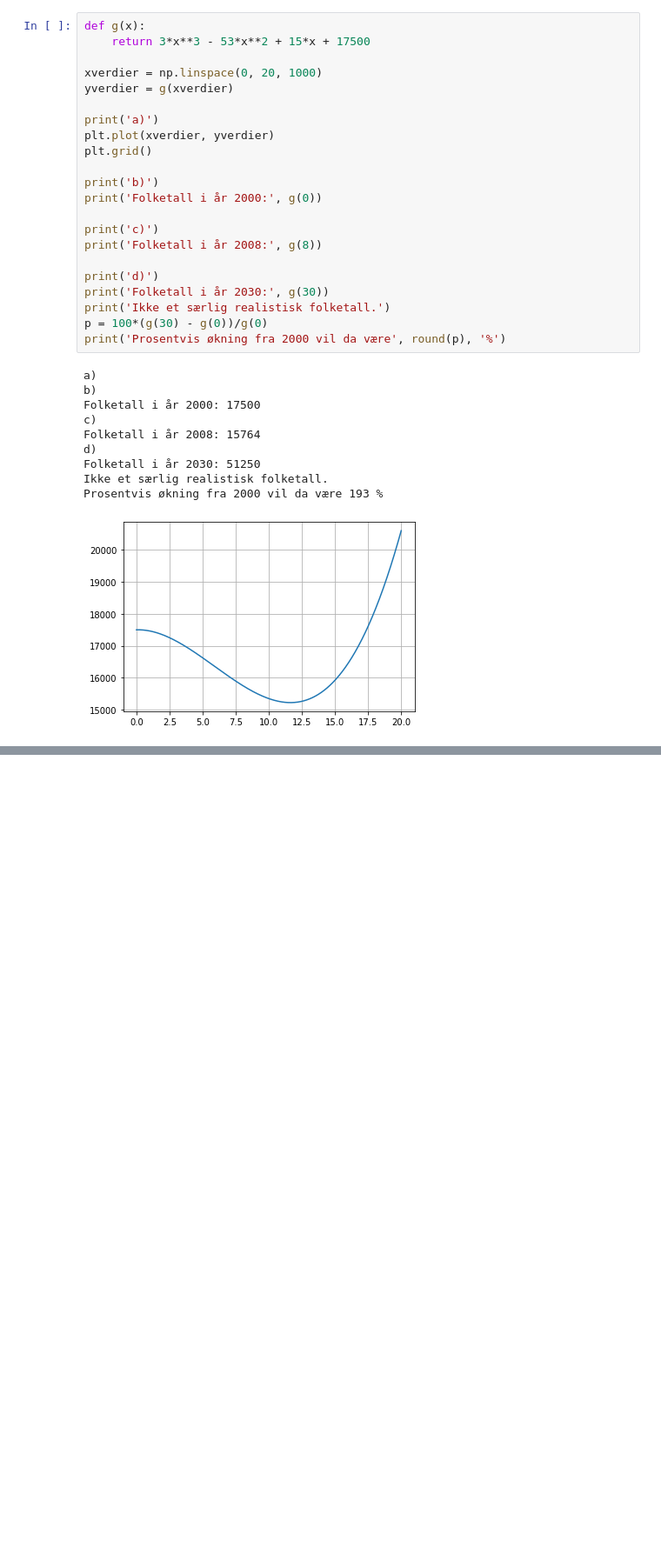
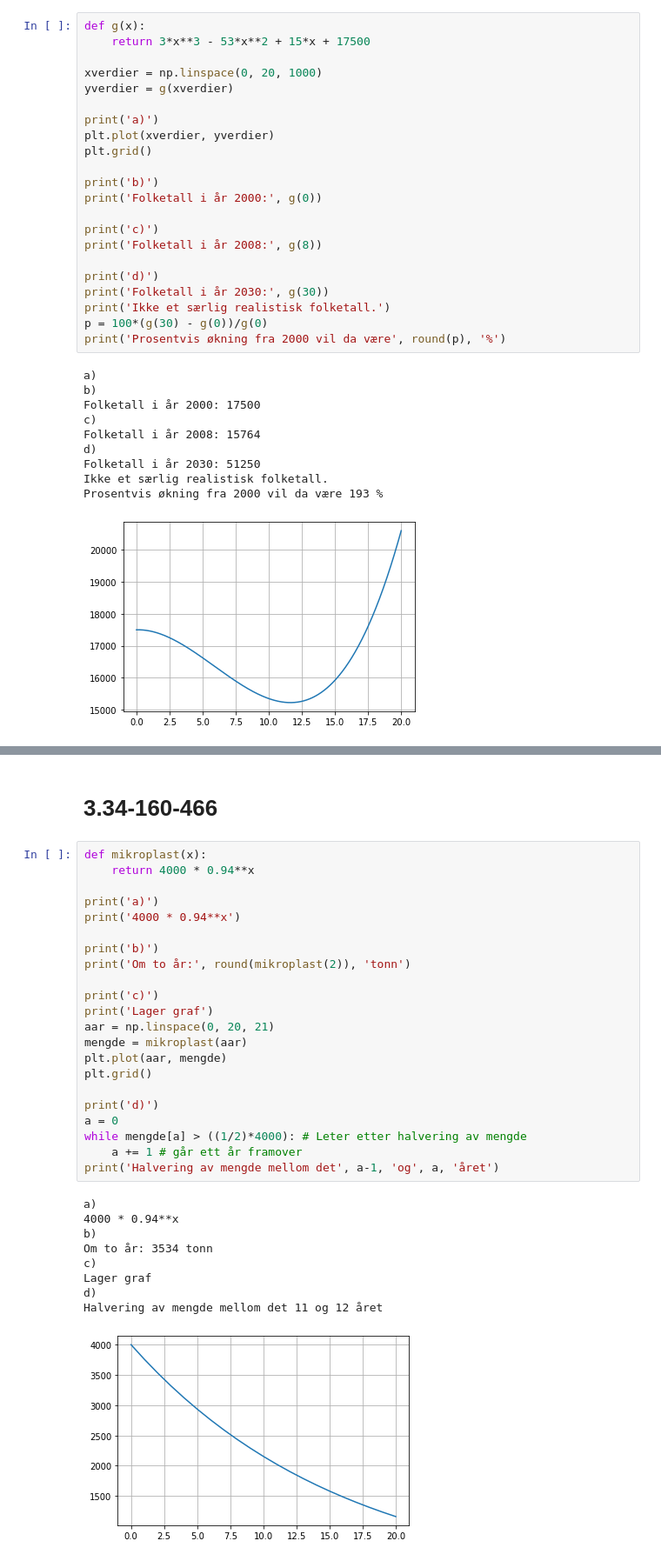
Before and after one commit to bitjungle/1T-Monster, a Jupyter notebook: kapittel-03.ipynb, the cells around one changed output, grey strips where cells are left out. Shown at 87% size. Saved outputs shown, nothing was run; the diff lists cells and outputs as text; blank space fills up the shorter version.

```diff
--- a/kapittel-03.ipynb
+++ b/kapittel-03.ipynb
@@ -889,0 +1024,34 @@ Prosentvis økning fra 2000 vil da være 193 %
+# %% [markdown]
+# 3.34-160-466
+# %%
+def mikroplast(x):
+    return 4000 * 0.94**x
+
+print('a)')
+print('4000 * 0.94**x')
+
+print('b)')
+print('Om to år:', round(mikroplast(2)), 'tonn')
+
+print('c)')
+print('Lager graf')
+aar = np.linspace(0, 20, 21)
+mengde = mikroplast(aar)
+plt.plot(aar, mengde)
+plt.grid()
+
+print('d)')
+a = 0
+while mengde[a] > ((1/2)*4000): # Leter etter halvering av mengde
+    a += 1 # går ett år framover
+print('Halvering av mengde mellom det', a-1, 'og', a, 'året')
+# %% [output]
+a)
+4000 * 0.94**x
+b)
+Om to år: 3534 tonn
+c)
+Lager graf
+d)
+Halvering av mengde mellom det 11 og 12 året
+[figure, added]
```
Also changed, not shown: parts of 15 cells of this notebook, 1 other file.
